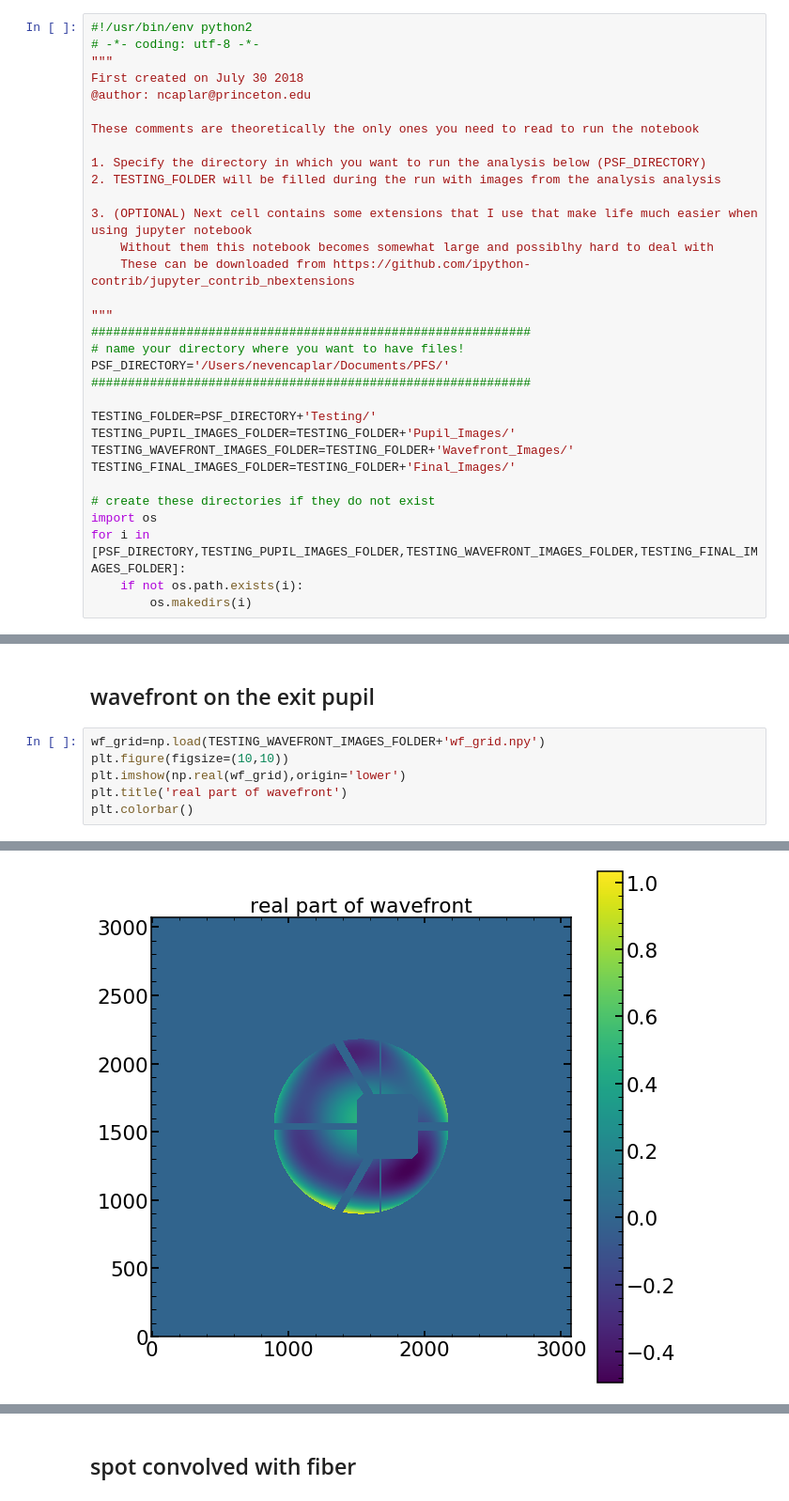
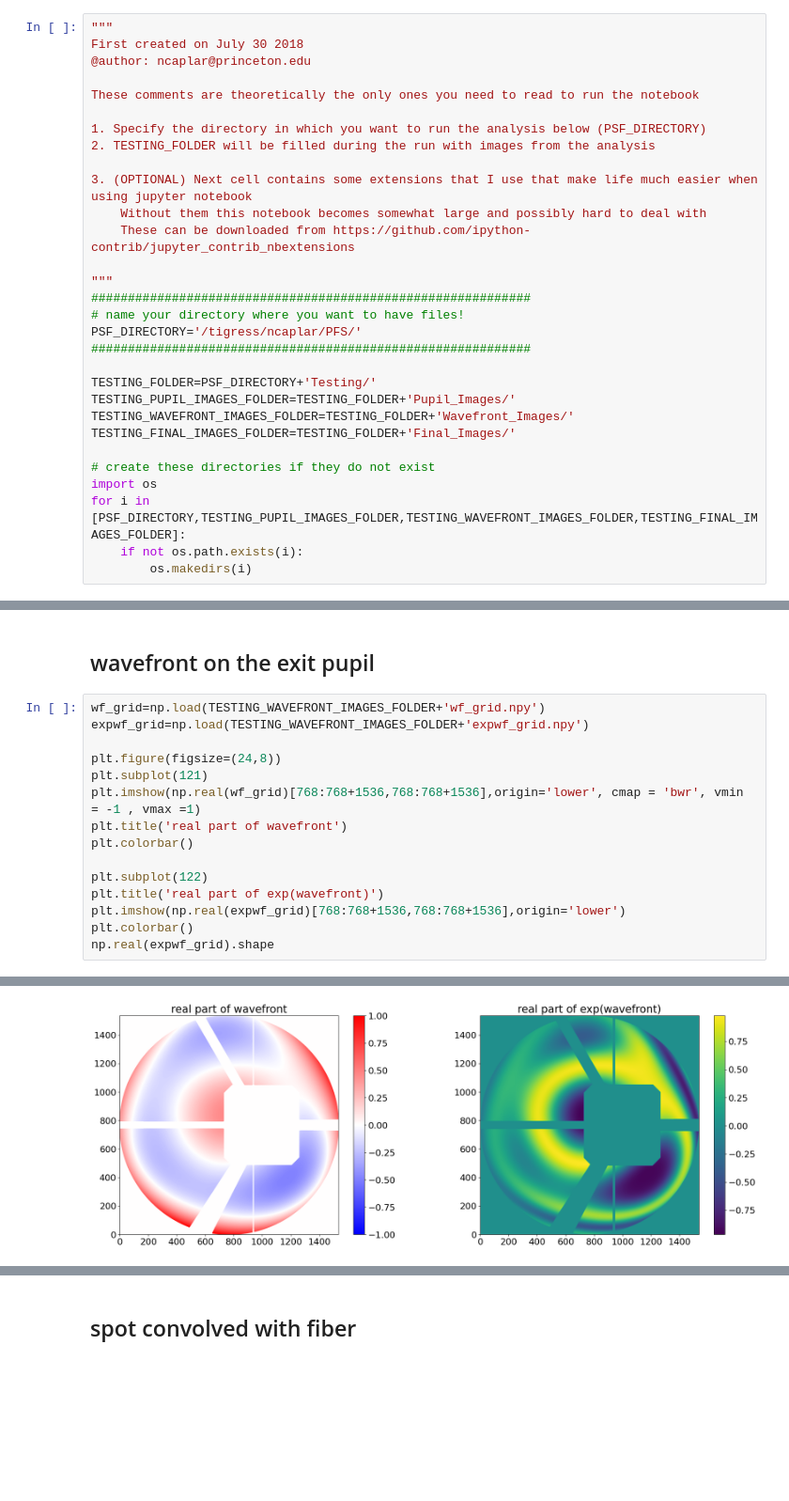
Before and after one commit to Subaru-PFS/dev_2ddrp, a Jupyter notebook: 2d_PSF_code/Zernike_code.ipynb, the cells around one changed output, grey strips where cells are left out. Shown at 94% size. Saved outputs shown, nothing was run; the diff lists cells and outputs as text; blank space fills up the shorter version.

```diff
--- a/2d_PSF_code/Zernike_code.ipynb
+++ b/2d_PSF_code/Zernike_code.ipynb
@@ -1,6 +1,4 @@
 # %%
-#!/usr/bin/env python2
-# -*- coding: utf-8 -*-
 """
 First created on July 30 2018
 @author: ncaplar@princeton.edu
@@ -8,16 +6,16 @@ First created on July 30 2018
 These comments are theoretically the only ones you need to read to run the notebook
 
 1. Specify the directory in which you want to run the analysis below (PSF_DIRECTORY)
-2. TESTING_FOLDER will be filled during the run with images from the analysis analysis
+2. TESTING_FOLDER will be filled during the run with images from the analysis
 
 3. (OPTIONAL) Next cell contains some extensions that I use that make life much easier when using jupyter notebook
-    Without them this notebook becomes somewhat large and possiblhy hard to deal with
+    Without them this notebook becomes somewhat large and possibly hard to deal with
     These can be downloaded from https://github.com/ipython-contrib/jupyter_contrib_nbextensions
 
 """
 ############################################################
 # name your directory where you want to have files!
-PSF_DIRECTORY='/Users/nevencaplar/Documents/PFS/'
+PSF_DIRECTORY='/tigress/ncaplar/PFS/'
 ############################################################
 
 TESTING_FOLDER=PSF_DIRECTORY+'Testing/'
@@ -220,8 +200,17 @@ Text(0.5,1,'1d plot of the illumination')
 ## wavefront on the exit pupil
 # %%
 wf_grid=np.load(TESTING_WAVEFRONT_IMAGES_FOLDER+'wf_grid.npy')
-plt.figure(figsize=(10,10))
-plt.imshow(np.real(wf_grid),origin='lower')
+expwf_grid=np.load(TESTING_WAVEFRONT_IMAGES_FOLDER+'expwf_grid.npy')
+
+plt.figure(figsize=(24,8))
+plt.subplot(121)
+plt.imshow(np.real(wf_grid)[768:768+1536,768:768+1536],origin='lower', cmap = 'bwr', vmin = -1 , vmax =1)
 plt.title('real part of wavefront')
 plt.colorbar()
+
+plt.subplot(122)
+plt.title('real part of exp(wavefront)')
+plt.imshow(np.real(expwf_grid)[768:768+1536,768:768+1536],origin='lower')
+plt.colorbar()
+np.real(expwf_grid).shape
 # %% [output]
@@ -229 +218 @@ plt.colorbar()
-[figure, old version]
+[figure, new version]
```
Also changed, not shown: parts of 40 cells of this notebook, 36 other files.
